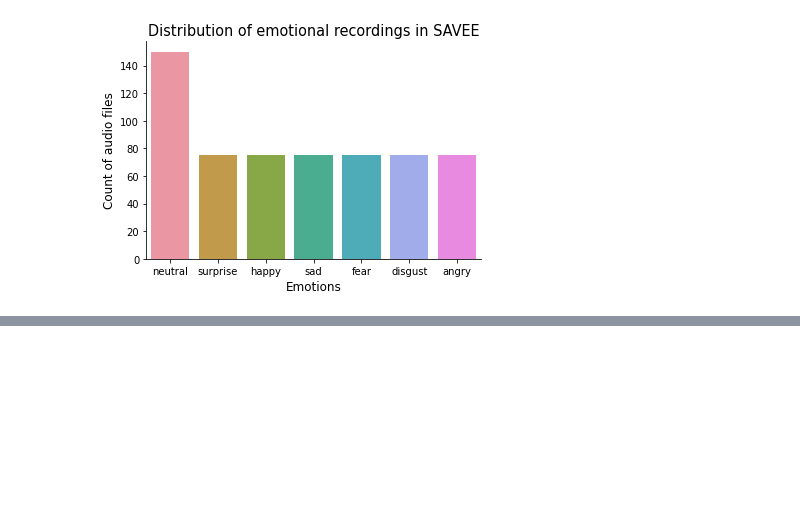
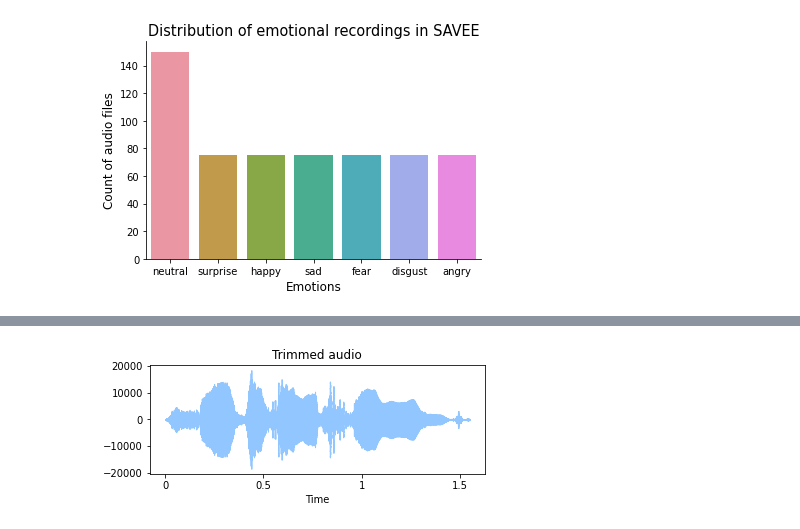
Before and after one commit to qianxi5/Audio-Emotion-Classification, a Jupyter notebook: audio-emotion.ipynb, the cells around one changed output, grey strips where cells are left out. Saved outputs shown, nothing was run; the diff lists cells and outputs as text; code cells hidden in the pictures; blank space fills up the shorter version.

```diff
--- a/audio-emotion.ipynb
+++ b/audio-emotion.ipynb
@@ -174,0 +260,11 @@ plt.show()
+# %%
+# 3. Trim silence in the beginning and end.
+import IPython.display as ipd
+xt, index = librosa.effects.trim(normal_x, top_db = 30)
+
+plt.figure(figsize=(6,2))
+librosa.display.waveshow(xt, sr=sampling_rate)
+plt.title('Trimmed audio')
+
+ipd.display(ipd.Audio(data = xt, rate=sampling_rate))
+# %% [output]
@@ -174,0 +272 @@ plt.show()
+[figure, added]
```
Also changed, not shown: parts of 21 cells of this notebook.
